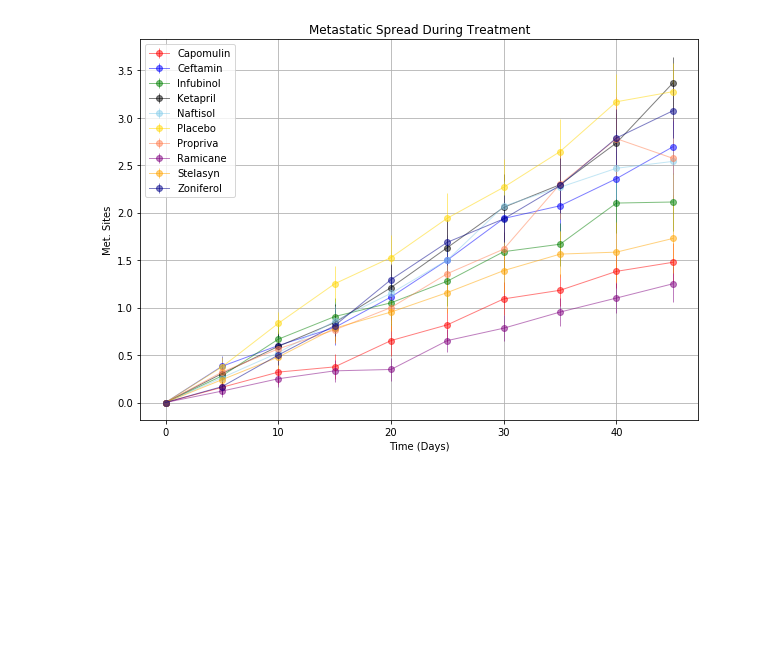
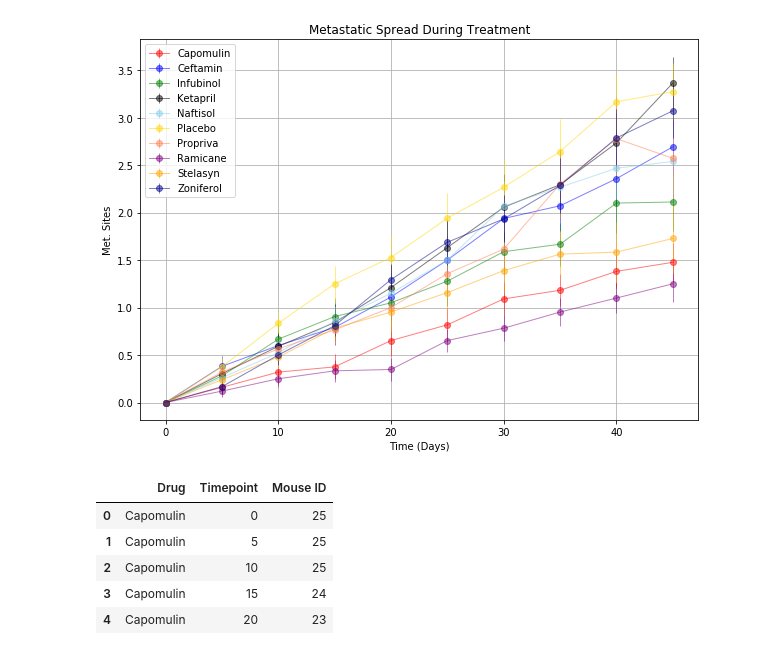
Before and after one commit to djoleary5/Pymaceuticals, a Jupyter notebook: pymaceuticals.ipynb, the cells around one changed output. Cells and saved outputs as stored; diff of their text form; code cells hidden in the pictures; blank space fills up the shorter version.

```diff
--- a/pymaceuticals.ipynb
+++ b/pymaceuticals.ipynb
@@ -228,3 +228,22 @@ plt.savefig('output/meta_spread_data.png')
 plt.show()
 # %% [output]
 [figure]
+# %%
+# Store the Count of Mice Grouped by Drug and Timepoint (W can pass any metric)
+mouseCount = tumorGrp.count()
+mouseCount = mouseCount.reset_index()
+del mouseCount['Tumor Volume (mm3)']
+del mouseCount['Metastatic Sites']
+
+# Convert to DataFrame
+mouseCount = pd.DataFrame(mouseCount)
+
+# Preview DataFrame
+mouseCount.head()
+# %% [output]
+|  | Drug | Timepoint | Mouse ID |
+| 0 | Capomulin | 0 | 25 |
+| 1 | Capomulin | 5 | 25 |
+| 2 | Capomulin | 10 | 25 |
+| 3 | Capomulin | 15 | 24 |
+| 4 | Capomulin | 20 | 23 |
```
Also changed, not shown: parts of 2 cells of this notebook, 1 other file.
